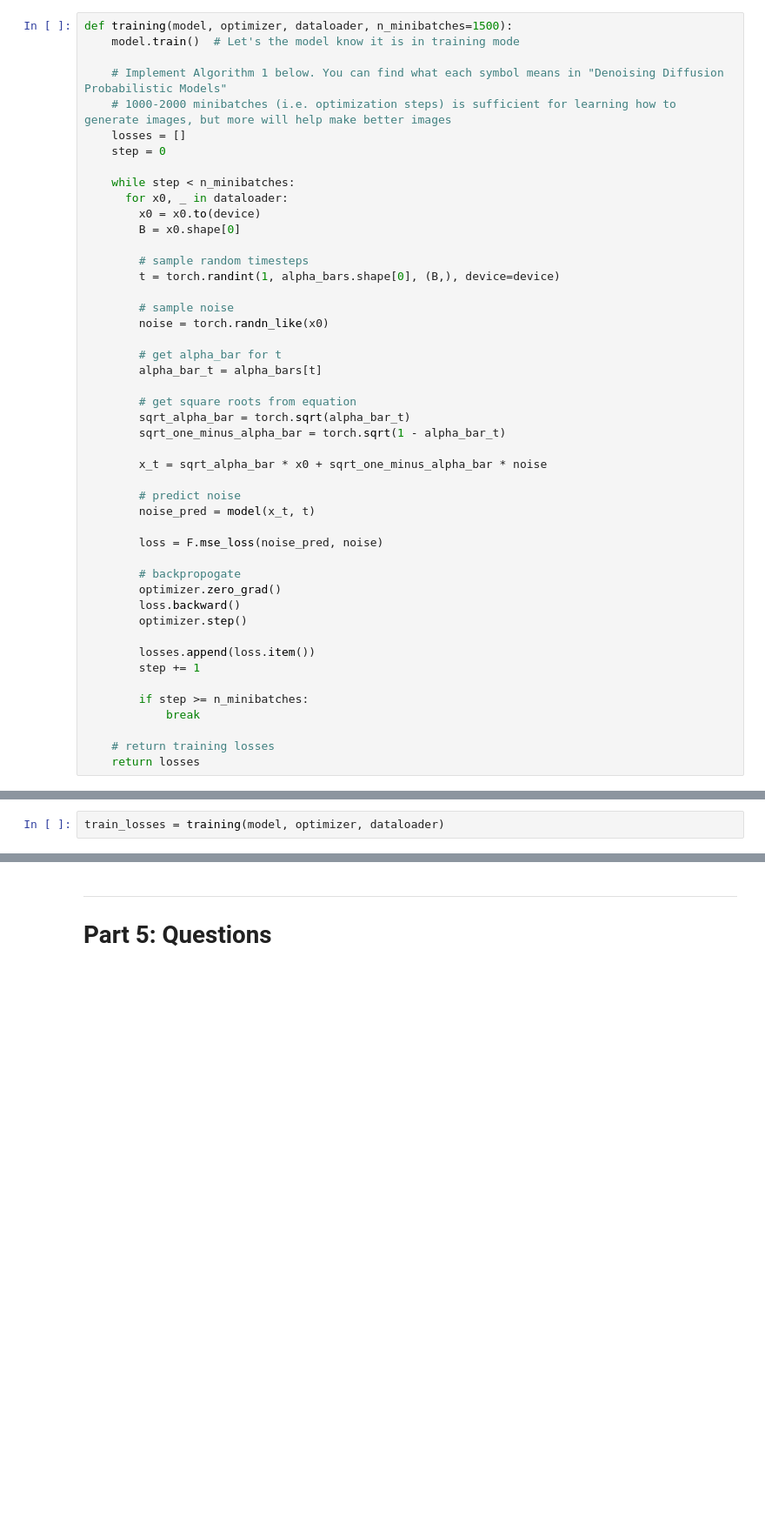
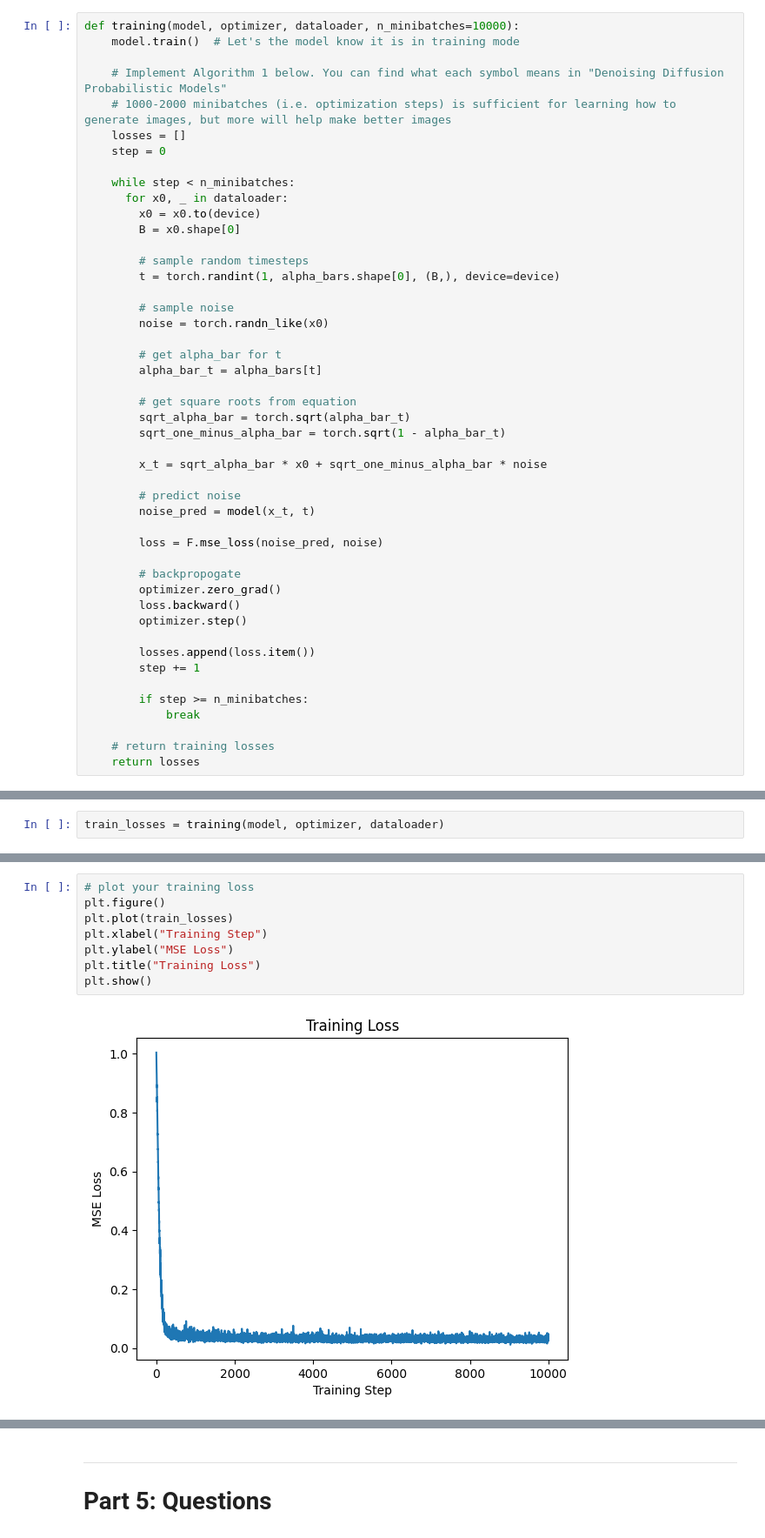
Before and after one commit to qbarger/byu-cs474, a Jupyter notebook: lab10_diffusion.ipynb, the cells around one changed output, grey strips where cells are left out. Shown at 87% size. Drawn from its saved outputs; the diff is of its cells as text; blank space fills up the shorter version.

```diff
--- a/lab10_diffusion.ipynb
+++ b/lab10_diffusion.ipynb
@@ -388,7 +388,7 @@ Line 5: There is an implicit $x_t$ being created here where $x_t = \sqrt{\bar{\a
 
 Lines 1 and 6 mean to continually train your model until there is no improvement.
 # %%
-def training(model, optimizer, dataloader, n_minibatches=1500):
+def training(model, optimizer, dataloader, n_minibatches=10000):
     model.train()  # Let's the model know it is in training mode
 
     # Implement Algorithm 1 below. You can find what each symbol means in "Denoising Diffusion Probabilistic Models"
@@ -526,0 +523,10 @@ train_losses = training(model, optimizer, dataloader)
+# %%
+# plot your training loss
+plt.figure()
+plt.plot(train_losses)
+plt.xlabel("Training Step")
+plt.ylabel("MSE Loss")
+plt.title("Training Loss")
+plt.show()
+# %% [output]
+[figure, added]
```
Also changed, not shown: parts of 5 cells of this notebook.
